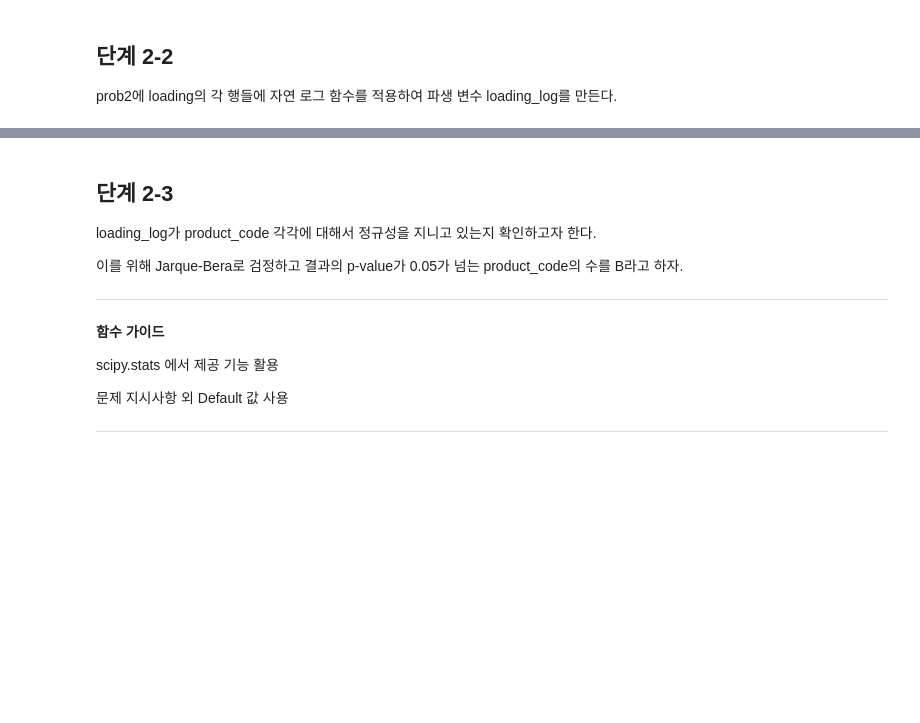
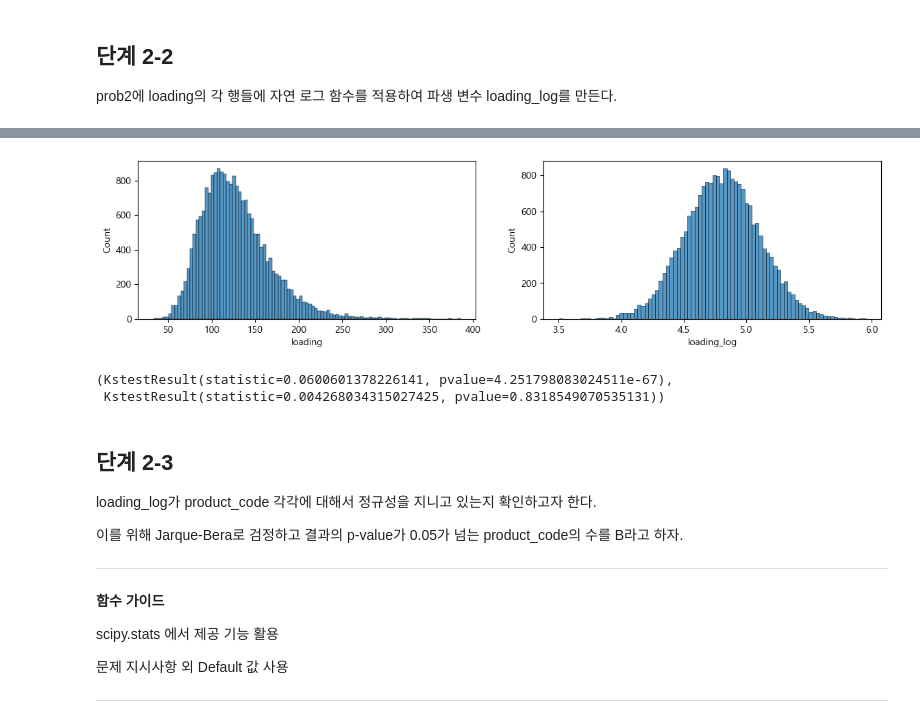
Before and after one commit to sunkusun9/DS_lv3_2308, a Jupyter notebook: sec_ds_lv3_prob1_prob.ipynb, the cells around one changed output, grey strips where cells are left out. Drawn from its saved outputs; the diff is of its cells as text; code cells hidden in the pictures; blank space fills up the shorter version.

```diff
--- a/sec_ds_lv3_prob1_prob.ipynb
+++ b/sec_ds_lv3_prob1_prob.ipynb
@@ -539,3 +539,6 @@ failure와는 관계가 없음이 이전에 검증되었다.
 prob1에서 입력 변수 loading에 결측이 없는 행들을 뽑아 prob2 데이터프레임을 만든다.
 
 Hint] prob2의 데이터 수는 21,257 이다.
+# %%
+df_prob2 = df_prob1.loc[df_prob1['loading'].notna()].copy()
+df_prob2
@@ -543,3 +561,6 @@ Hint] prob2의 데이터 수는 21,257 이다.
 ## 단계 2-2
 
 prob2에 loading의 각 행들에 자연 로그 함수를 적용하여 파생 변수 loading_log를 만든다.
+# %%
+df_prob2['loading_log'] = np.log(df_prob2['loading'])
+df_prob2
@@ -546,3 +582,22 @@ prob2에 loading의 각 행들에 자연 로그 함수를 적용하여 파생
+# %%
+# 로그 변환이 어떤 효과를 보였는지, 보여주기 위한 참고용 코드입니다.
+# 좌측으로 치우친 loading 변수가 log 변환을 통해 좌우 대칭형으로 변환되었음을 확인할 수 있습니다.
+
+fig, axes = plt.subplots(1, 2, figsize=(14, 3) )
+sns.histplot(data=df_prob2, x='loading', ax=axes[0])
+sns.histplot(data=df_prob2, x='loading_log', ax=axes[1])
+plt.show()
+# %% [output]
+[figure, added]
+# %%
+from scipy.stats import kstest, norm, zscore
+(
+    kstest(zscore(df_prob2['loading'], ddof=1), norm.cdf),
+    kstest(zscore(df_prob2['loading_log'], ddof=1), norm.cdf),
+)
+# %% [output]
+(KstestResult(statistic=0.0600601378226141, pvalue=4.251798083024511e-67),
+ KstestResult(statistic=0.004268034315027425, pvalue=0.8318549070535131))
 # %% [markdown]
 ## 단계 2-3
 
```
Also changed, not shown: parts of 31 cells of this notebook.
